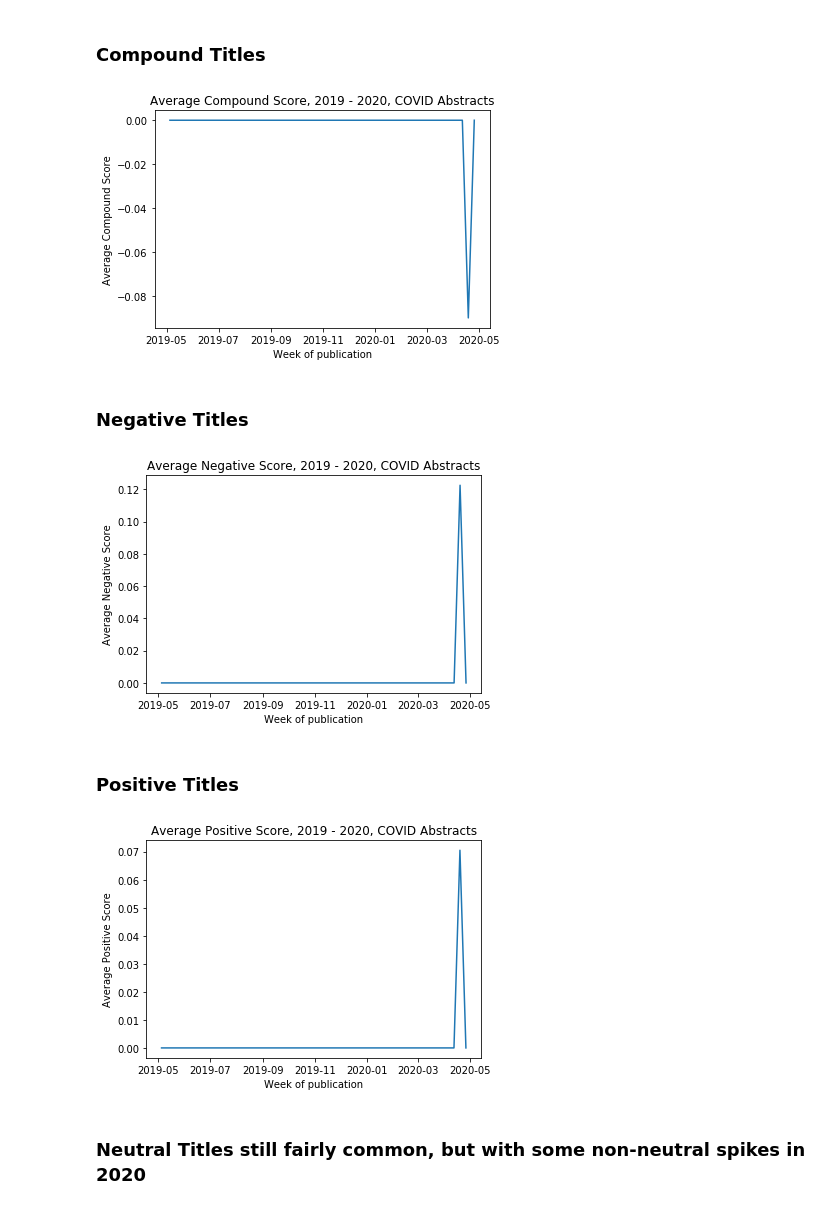
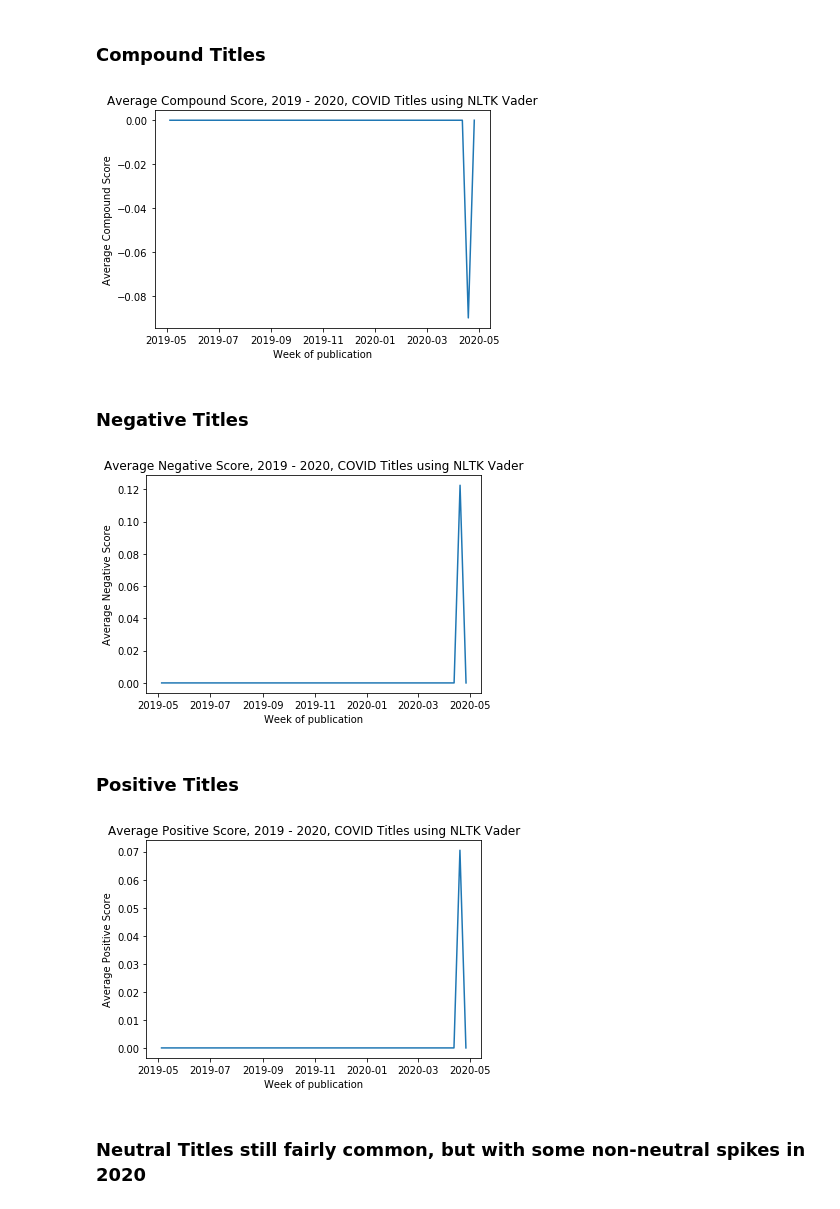
Before and after one commit to amandahutter/COVID-19-Kaggle-Analysis, a Jupyter notebook: CORD19-Analysis.ipynb, the cells around one changed output. Cells and saved outputs as stored; diff of their text form; code cells hidden in the pictures.

```diff
--- a/CORD19-Analysis.ipynb
+++ b/CORD19-Analysis.ipynb
@@ -759,17 +774,19 @@ recent_title.head()
 # %%
 compound_by_week = recent_title[['weekStart','Compound']].groupby('weekStart').median()
 compound_by_week = compound_by_week.reset_index()
 
 x = compound_by_week['weekStart']
 y = compound_by_week['Compound']
 
 plt.ylabel("Average Compound Score")
 plt.xlabel("Week of publication")
-plt.title("Average Compound Score, 2019 - 2020, COVID Abstracts")
+plt.title("Average Compound Score, 2019 - 2020, COVID Titles using NLTK Vader")
 plt.plot(x, y)
+
+plt.savefig("charts/Vader_Titles_Comp.png")
 plt.show()
 # %% [output]
-[figure, old version]
+[figure, new version]
 # %% [markdown]
 ### Negative Titles
 # %%
@@ -781,11 +798,13 @@ y = negative_by_week['Negative']
 
 plt.ylabel("Average Negative Score")
 plt.xlabel("Week of publication")
-plt.title("Average Negative Score, 2019 - 2020, COVID Abstracts")
+plt.title("Average Negative Score, 2019 - 2020, COVID Titles using NLTK Vader")
 plt.plot(x, y)
+
+plt.savefig("charts/Vader_Titles_Neg.png")
 plt.show()
 # %% [output]
-[figure, old version]
+[figure, new version]
 # %% [markdown]
 ### Positive Titles
 # %%
@@ -797,11 +816,13 @@ y = positive_by_week['Positive']
 
 plt.ylabel("Average Positive Score")
 plt.xlabel("Week of publication")
-plt.title("Average Positive Score, 2019 - 2020, COVID Abstracts")
+plt.title("Average Positive Score, 2019 - 2020, COVID Titles using NLTK Vader")
 plt.plot(x, y)
+
+plt.savefig("charts/Vader_Titles_Pos.png")
 plt.show()
 # %% [output]
-[figure, old version]
+[figure, new version]
 # %% [markdown]
 ### Neutral Titles still fairly common, but with some non-neutral spikes in 2020
 # %%
```
Also changed, not shown: parts of 79 cells of this notebook.
